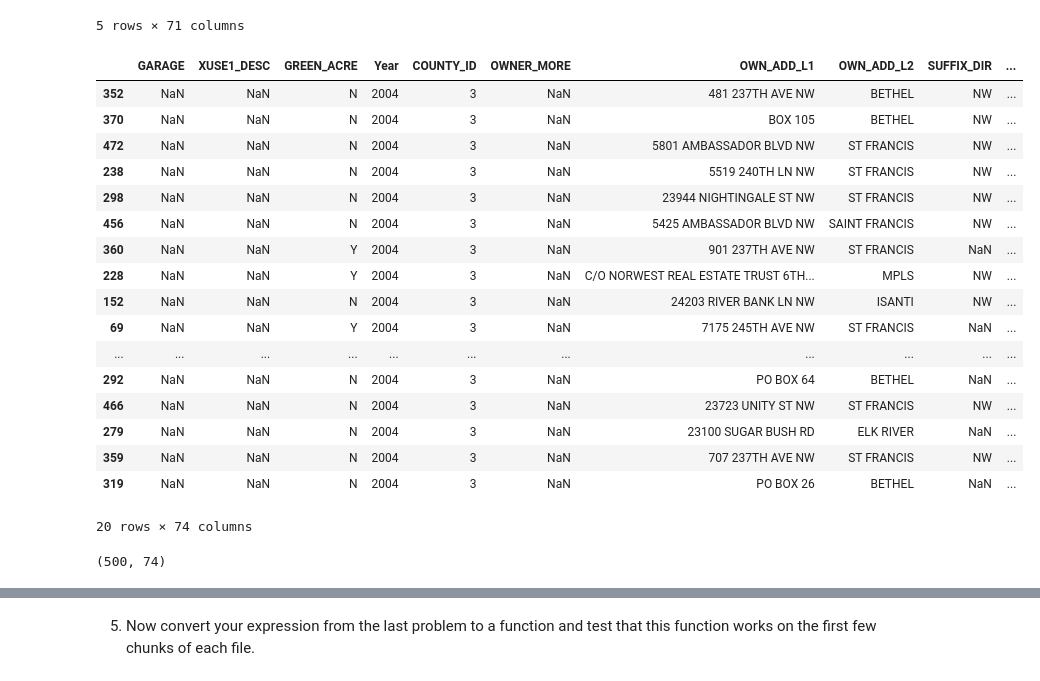
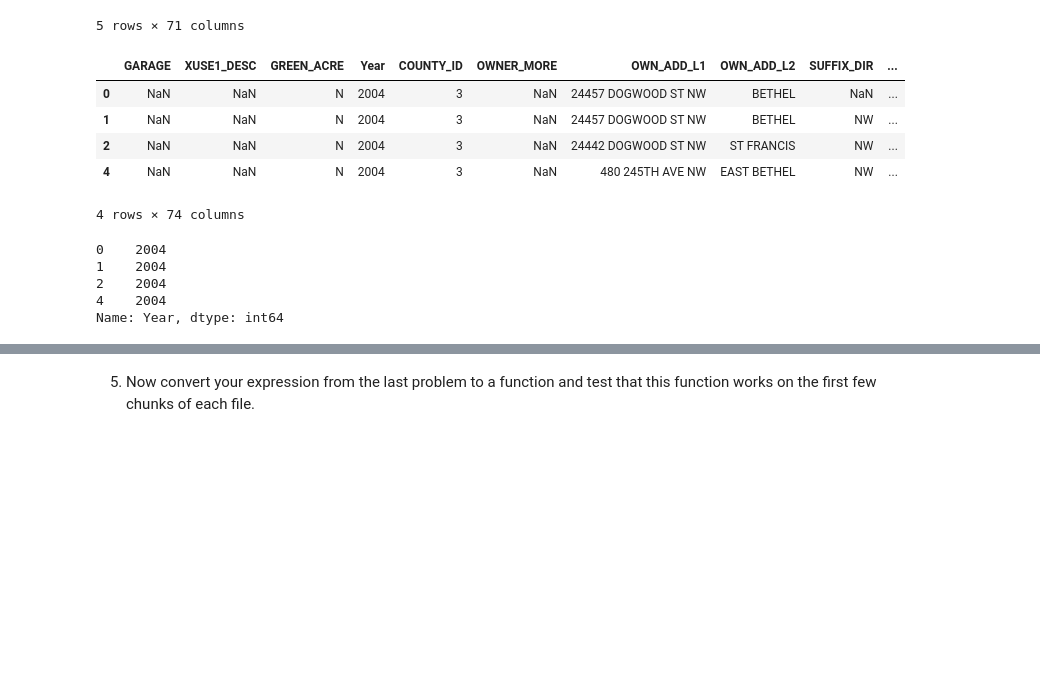
Before and after one commit to SMiertschin/DSCI430, a Jupyter notebook: project_1_part_4_SM.ipynb, the cells around one changed output, grey strips where cells are left out. Cells and saved outputs as stored; diff of their text form; code cells hidden in the pictures; blank space fills up the shorter version.

```diff
--- a/project_1_part_4_SM.ipynb
+++ b/project_1_part_4_SM.ipynb
@@ -65,12 +65,13 @@ years
 
     e. Filters to only properties that are within 1600 m (~1 mile) of the closest lake.
 # %%
-parcel_files = [pd.read_csv(file,chunksize=500,sep='|',dtype = {'centroid_lat': str,'centroid_long': str}) for file in files]
+parcel_files = [pd.read_csv(file,chunksize=500,sep='|',dtype = {'centroid_lat': str,'centroid_long': str, 'PIN': str, 'Year':str}) for file in files]
 # %%
 first_chunks = [first(df) for df in parcel_files]
 # %%
 first_chunk = first_chunks[0]
-first_chunk.head()
+first_chunk2 = first_chunk.head()
+first_chunk2
 # %% [output]
 |  | ACRES_DEED | ACRES_POLY | AGPRE_ENRD | AGPRE_EXPD | AG_PRESERV | BASEMENT | BLDG_NUM | BLOCK | CITY | ... |
 | 0 | 0.0 | 8.03 | NaN | NaN | N | NaN | NaN | NaN | SAINT FRANCIS | ... |
@@ -86,8 +83,8 @@ ll_code_dict.keys()
 # %%
-new_chunk = (first_chunk
+new_chunk = (first_chunk2
              >> select(common_columns)
              >> mutate(
-                 lat_long = pd.Series(zip(first_chunk.centroid_lat,first_chunk.centroid_long)))
+                 lat_long = pd.Series(zip(first_chunk2.centroid_lat,first_chunk2.centroid_long)))
              >> mutate(
                  lake_code = recode(X.lat_long,ll_code_dict),
                  distance_to_lake = recode(X.lat_long,ll_dist_dict))
@@ -96,27 +93,19 @@ new_chunk = (first_chunk
              >> filter_by(X.distance_to_lake <= 1600)
             )
 # %%
-new_chunk.sample(20)
+new_chunk
 # %% [output]
 |  | GARAGE | XUSE1_DESC | GREEN_ACRE | Year | COUNTY_ID | OWNER_MORE | OWN_ADD_L1 | OWN_ADD_L2 | SUFFIX_DIR | ... |
-| 352 | NaN | NaN | N | 2004 | 3 | NaN | 481 237TH AVE NW | BETHEL | NW | ... |
-| 370 | NaN | NaN | N | 2004 | 3 | NaN | BOX 105 | BETHEL | NW | ... |
-| 472 | NaN | NaN | N | 2004 | 3 | NaN | 5801 AMBASSADOR BLVD NW | ST FRANCIS | NW | ... |
-| 238 | NaN | NaN | N | 2004 | 3 | NaN | 5519 240TH LN NW | ST FRANCIS | NW | ... |
-| 298 | NaN | NaN | N | 2004 | 3 | NaN | 23944 NIGHTINGALE ST NW | ST FRANCIS | NW | ... |
-| 456 | NaN | NaN | N | 2004 | 3 | NaN | 5425 AMBASSADOR BLVD NW | SAINT FRANCIS | NW | ... |
-| 360 | NaN | NaN | Y | 2004 | 3 | NaN | 901 237TH AVE NW | ST FRANCIS | NaN | ... |
-| 228 | NaN | NaN | Y | 2004 | 3 | NaN | C/O NORWEST REAL ESTATE TRUST 6TH... | MPLS | NW | ... |
-| 152 | NaN | NaN | N | 2004 | 3 | NaN | 24203 RIVER BANK LN NW | ISANTI | NW | ... |
-| 69 | NaN | NaN | Y | 2004 | 3 | NaN | 7175 245TH AVE NW | ST FRANCIS | NaN | ... |
-| ... | ... | ... | ... | ... | ... | ... | ... | ... | ... | ... |
-| 292 | NaN | NaN | N | 2004 | 3 | NaN | PO BOX 64 | BETHEL | NaN | ... |
-| 466 | NaN | NaN | N | 2004 | 3 | NaN | 23723 UNITY ST NW | ST FRANCIS | NW | ... |
-| 279 | NaN | NaN | N | 2004 | 3 | NaN | 23100 SUGAR BUSH RD | ELK RIVER | NaN | ... |
-| 359 | NaN | NaN | N | 2004 | 3 | NaN | 707 237TH AVE NW | ST FRANCIS | NW | ... |
-| 319 | NaN | NaN | N | 2004 | 3 | NaN | PO BOX 26 | BETHEL | NaN | ... |
+| 0 | NaN | NaN | N | 2004 | 3 | NaN | 24457 DOGWOOD ST NW | BETHEL | NaN | ... |
+| 1 | NaN | NaN | N | 2004 | 3 | NaN | 24457 DOGWOOD ST NW | BETHEL | NW | ... |
+| 2 | NaN | NaN | N | 2004 | 3 | NaN | 24442 DOGWOOD ST NW | ST FRANCIS | NW | ... |
+| 4 | NaN | NaN | N | 2004 | 3 | NaN | 480 245TH AVE NW | EAST BETHEL | NW | ... |
-20 rows × 74 columns
+4 rows × 74 columns
 # %%
-new_chunk.shape
+new_chunk.Year
 # %% [output]
-(500, 74)
+0    2004
+1    2004
+2    2004
+4    2004
+Name: Year, dtype: int64
```
Also changed, not shown: parts of 17 cells of this notebook.
